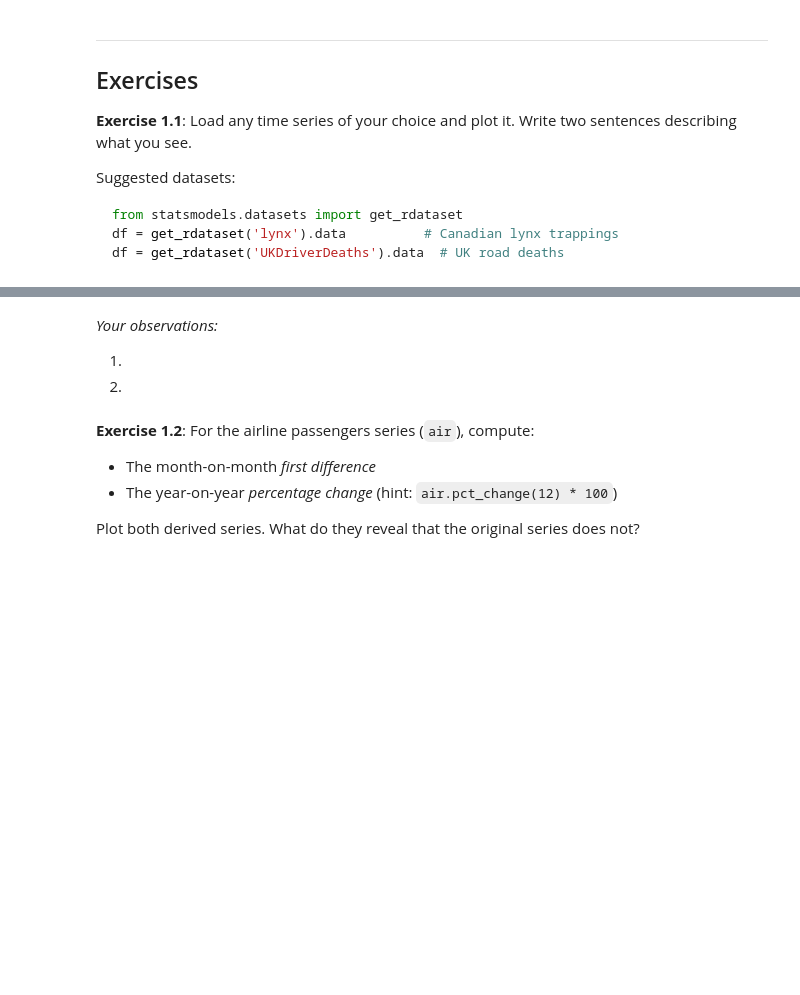
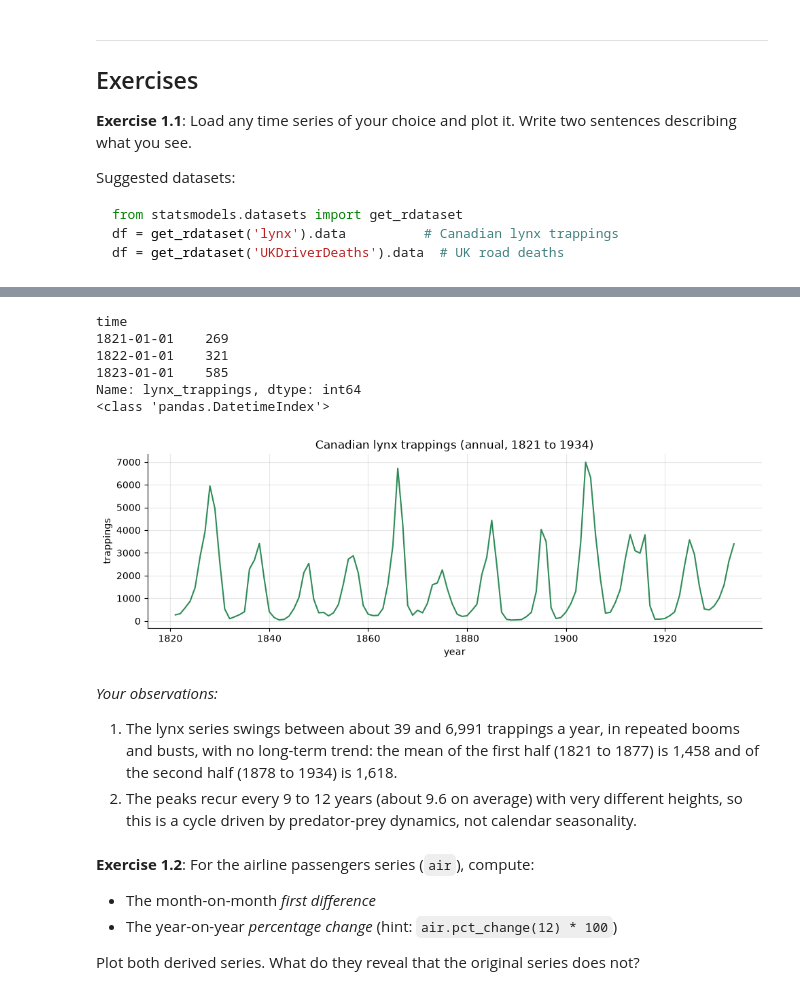
Before and after one commit to rouzbeh-enayatzadeh/ds-time-series-analysis, a Jupyter notebook: 01_what_is_time_series.ipynb, the cells around one changed output, grey strips where cells are left out. Saved outputs shown, nothing was run; the diff lists cells and outputs as text; code cells hidden in the pictures; blank space fills up the shorter version.

Commit message:
NB01: time series basics and Exercise 1.1 (lynx: DatetimeIndex, plot, 9-12 year cycle with no trend)

```diff
--- a/01_what_is_time_series.ipynb
+++ b/01_what_is_time_series.ipynb
@@ -230,0 +303,5 @@ df = get_rdataset('UKDriverDeaths').data  # UK road deaths
+# %%
+from statsmodels.datasets import get_rdataset
+
+lynx = get_rdataset('lynx').data
+lynx.head()
@@ -231,8 +315,32 @@ df = get_rdataset('UKDriverDeaths').data  # UK road deaths
+# %%
+lynx_series = lynx.set_index('time')['value']
+lynx_series.index = pd.to_datetime(lynx_series.index, format='%Y')
+lynx_series.name = 'lynx_trappings'
+
+print(lynx_series.head(3))
+print(type(lynx_series.index))
+# %% [output]
+time
+1821-01-01    269
+1822-01-01    321
+1823-01-01    585
+Name: lynx_trappings, dtype: int64
+<class 'pandas.DatetimeIndex'>
+# %%
+fig, ax = plt.subplots(figsize=(10, 3.5))
+ax.plot(lynx_series, color='seagreen')
+ax.set_title('Canadian lynx trappings (annual, 1821 to 1934)')
+ax.set_xlabel('year')
+ax.set_ylabel('trappings')
+plt.tight_layout()
+plt.show()
+# %% [output]
+[figure, added]
 # %% [markdown]
 *Your observations:*
 
-1.
-2.
+1. The lynx series swings between about 39 and 6,991 trappings a year, in repeated booms and busts, with no long-term trend: the mean of the first half (1821 to 1877) is 1,458 and of the second half (1878 to 1934) is 1,618.
+2. The peaks recur every 9 to 12 years (about 9.6 on average) with very different heights, so this is a cycle driven by predator-prey dynamics, not calendar seasonality.
 # %% [markdown]
 **Exercise 1.2**: For the airline passengers series (`air`), compute:
 - The month-on-month *first difference*
```
Also changed, not shown: parts of 12 cells of this notebook.
